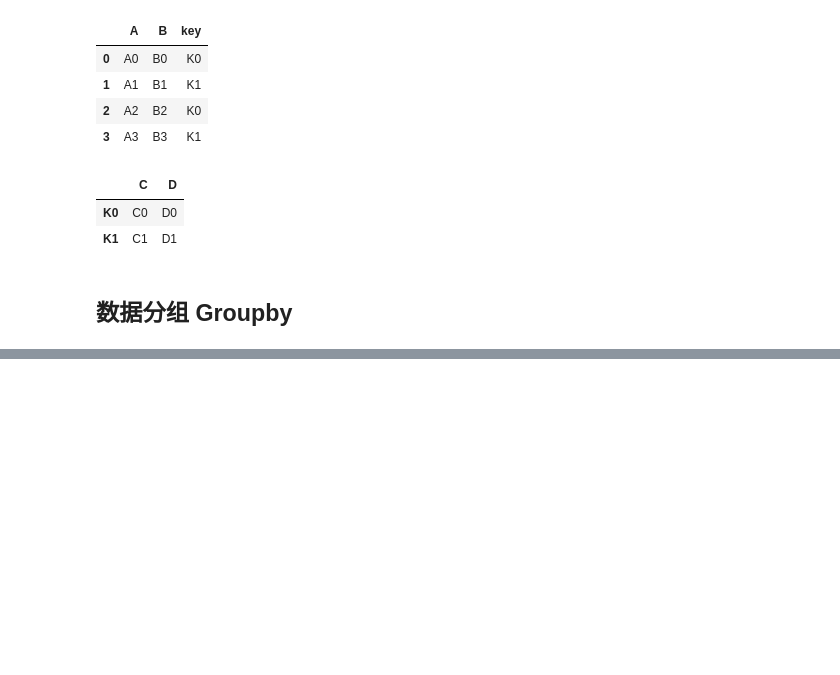
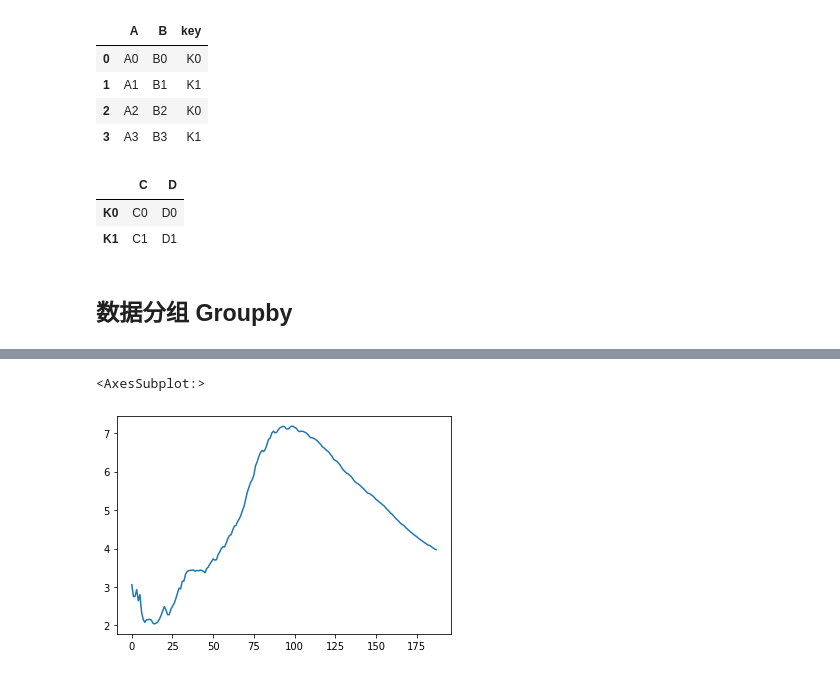
Before and after one commit to hdouhua/ml-in-action, a Jupyter notebook: day-day-up/pd.ipynb, the cells around one changed output, grey strips where cells are left out. Saved outputs shown, nothing was run; the diff lists cells and outputs as text; code cells hidden in the pictures; blank space fills up the shorter version.

```diff
--- a/day-day-up/pd.ipynb
+++ b/day-day-up/pd.ipynb
@@ -1542,0 +1952,6 @@ right
+# %%
+# 每百人死亡人数
+df["Deaths / 100 Cases"].plot()
+# %% [output]
+<AxesSubplot:>
+[figure, added]
```
Also changed, not shown: parts of 89 cells of this notebook, 2 other files.
